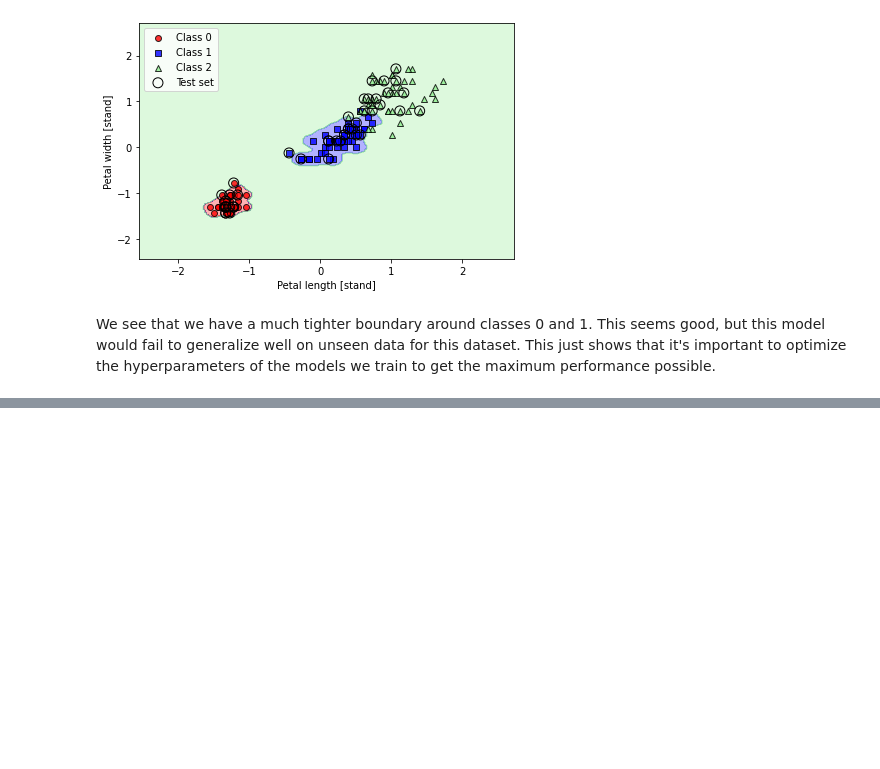
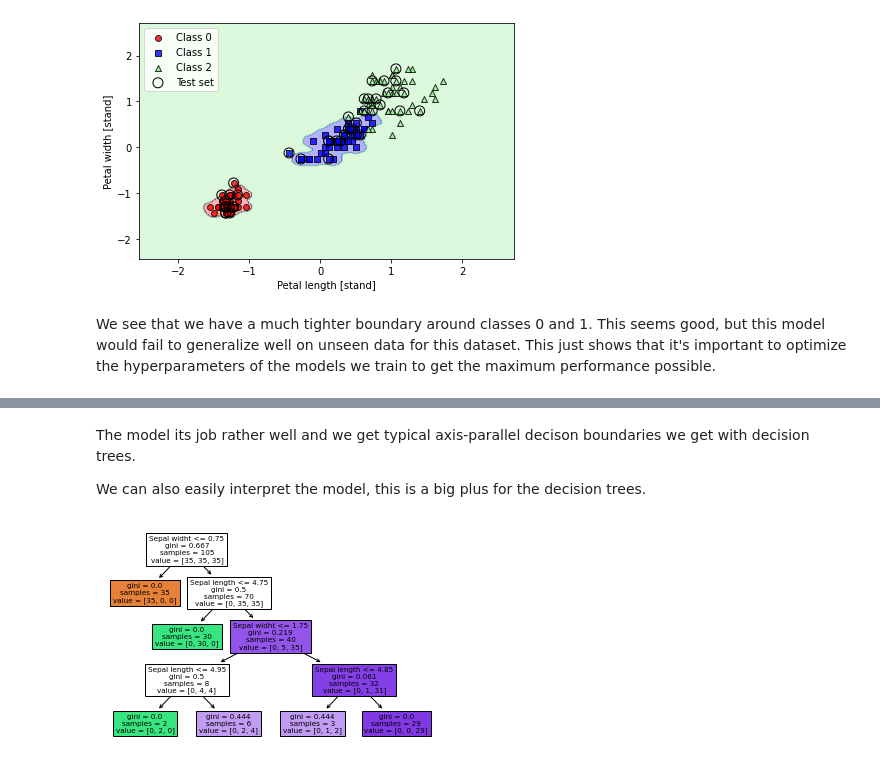
Before and after one commit to Voland24/MachineLearning-with-PyTorch-and-scikit-learn, a Jupyter notebook: Chapter_2_ML_Classifiers.ipynb, the cells around one changed output, grey strips where cells are left out. Drawn from its saved outputs; the diff is of its cells as text; code cells hidden in the pictures; blank space fills up the shorter version.

```diff
--- a/Chapter_2_ML_Classifiers.ipynb
+++ b/Chapter_2_ML_Classifiers.ipynb
@@ -544,0 +693,11 @@ We see that we have a much tighter boundary around classes 0 and 1. This seems g
+# %% [markdown]
+The model its job rather well and we get typical axis-parallel decison boundaries we get with decision trees.
+
+We can also easily interpret the model, this is a big plus for the decision trees.
+# %%
+from sklearn import tree
+feature_names = ['Sepal length', 'Sepal widht', 'Petal length', 'Petal width']
+tree.plot_tree(tree_model, feature_names = feature_names, filled = True)
+plt.show()
+# %% [output]
+[figure, added]
```
Also changed, not shown: parts of 26 cells of this notebook.
